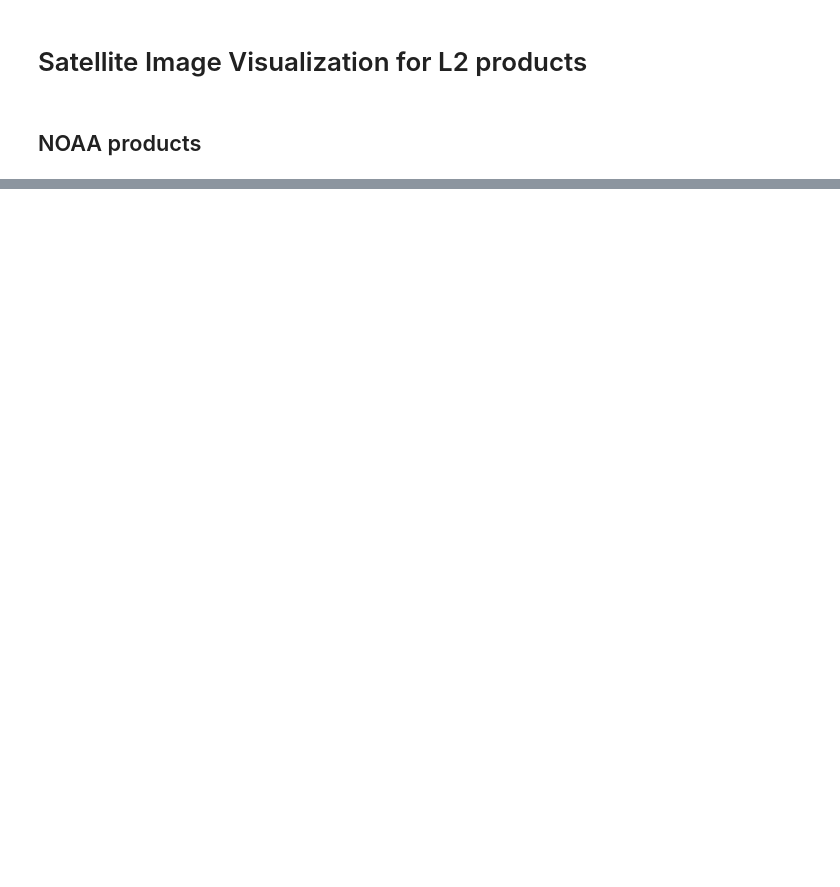
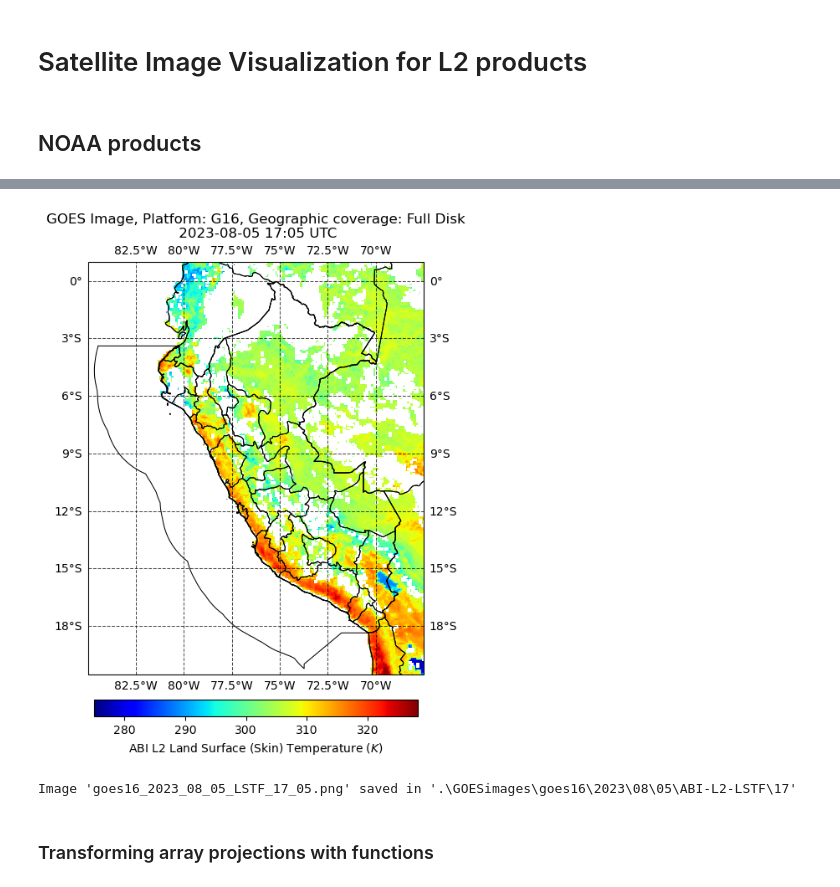
Before and after one commit to GermainRV/EATA, a Jupyter notebook: GOES_processing.ipynb, the cells around one changed output, grey strips where cells are left out. Saved outputs shown, nothing was run; the diff lists cells and outputs as text; code cells hidden in the pictures; blank space fills up the shorter version.

```diff
--- a/GOES_processing.ipynb
+++ b/GOES_processing.ipynb
@@ -345,0 +237,7 @@ Image 'goes16_2023_07_10_DSRF_17_05.png' saved in '.\GOESimages\goes16\2023\07\1
+# %%
+plotSatImg(data,globals())
+# %% [output]
+[figure, added]
+Image 'goes16_2023_08_05_LSTF_17_05.png' saved in '.\GOESimages\goes16\2023\08\05\ABI-L2-LSTF\17'
+# %% [markdown]
+### Transforming array projections with functions
```
Also changed, not shown: parts of 16 cells of this notebook, 1 other file.
